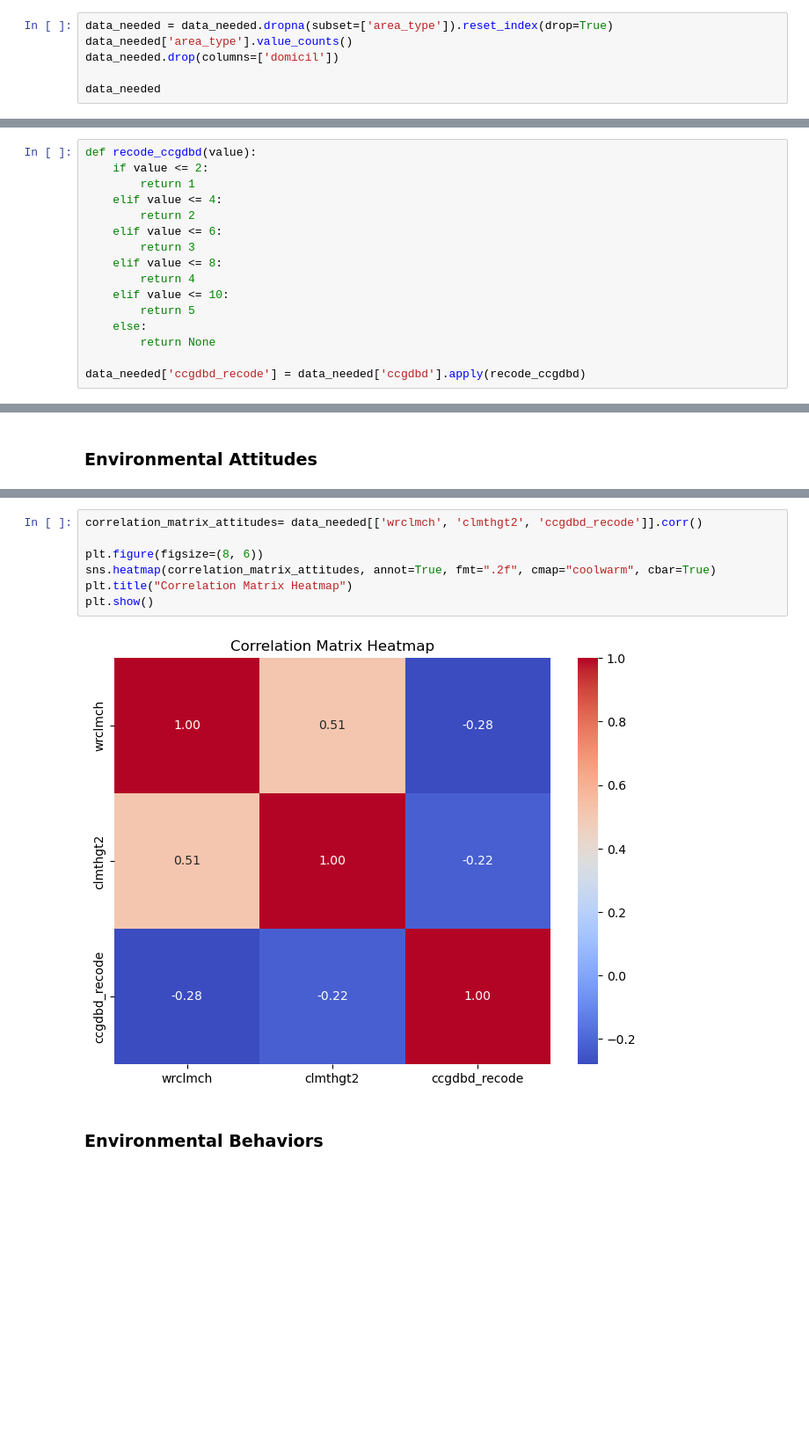
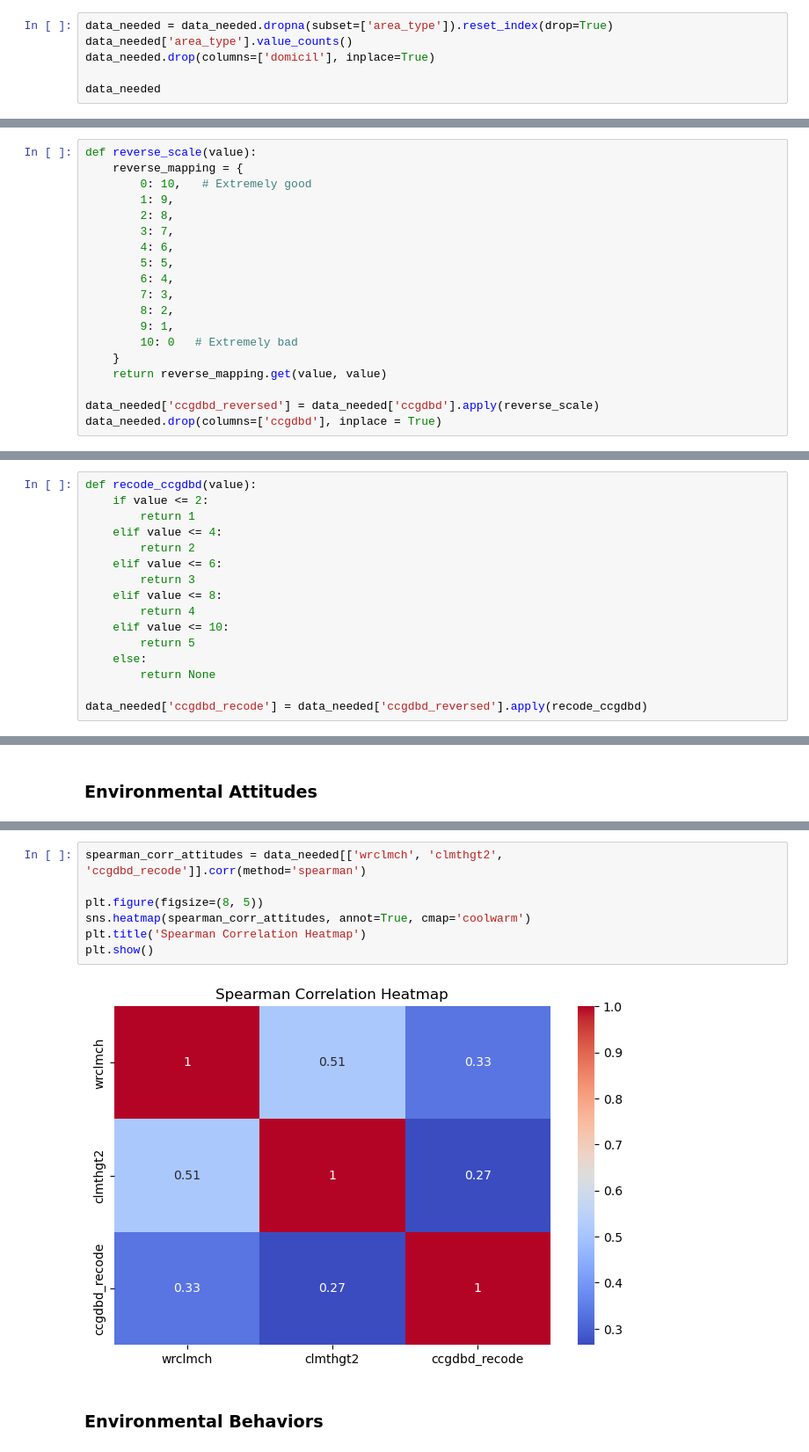
Before and after one commit to aziz-usenov1/ESG-Analysis, a Jupyter notebook: esg_analysis.ipynb, the cells around one changed output, grey strips where cells are left out. Shown at 88% size. Cells and saved outputs as stored; diff of their text form; blank space fills up the shorter version.

```diff
--- a/esg_analysis.ipynb
+++ b/esg_analysis.ipynb
@@ -144,7 +147,7 @@ data_needed['area_type'] = data_needed['domicil'].apply(classify_area)
 # %%
 data_needed = data_needed.dropna(subset=['area_type']).reset_index(drop=True)
 data_needed['area_type'].value_counts()
-data_needed.drop(columns=['domicil'])
+data_needed.drop(columns=['domicil'], inplace=True)
 
 data_needed
 # %% [output]
@@ -232,0 +297,19 @@ data_needed = data_needed[~data_needed['ccgdbd'].isin([66,77, 88, 99])]
+# %%
+def reverse_scale(value):
+    reverse_mapping = {
+        0: 10,   # Extremely good
+        1: 9,
+        2: 8,
+        3: 7,
+        4: 6,
+        5: 5,
+        6: 4,
+        7: 3,
+        8: 2,
+        9: 1,
+        10: 0   # Extremely bad
+    }
+    return reverse_mapping.get(value, value)
+
+data_needed['ccgdbd_reversed'] = data_needed['ccgdbd'].apply(reverse_scale)
+data_needed.drop(columns=['ccgdbd'], inplace = True)
@@ -425,7 +567,7 @@ def recode_ccgdbd(value):
     else:
         return None
 
-data_needed['ccgdbd_recode'] = data_needed['ccgdbd'].apply(recode_ccgdbd)
+data_needed['ccgdbd_recode'] = data_needed['ccgdbd_reversed'].apply(recode_ccgdbd)
 # %%
 data_needed.shape
 # %% [output]
@@ -476,11 +659,11 @@ data_needed
 # %%
-correlation_matrix_attitudes= data_needed[['wrclmch', 'clmthgt2', 'ccgdbd_recode']].corr()
+spearman_corr_attitudes = data_needed[['wrclmch', 'clmthgt2', 'ccgdbd_recode']].corr(method='spearman')
 
-plt.figure(figsize=(8, 6))
-sns.heatmap(correlation_matrix_attitudes, annot=True, fmt=".2f", cmap="coolwarm", cbar=True)
-plt.title("Correlation Matrix Heatmap")
+plt.figure(figsize=(8, 5))
+sns.heatmap(spearman_corr_attitudes, annot=True, cmap='coolwarm')
+plt.title('Spearman Correlation Heatmap')
 plt.show()
 # %% [output]
-[figure, old version]
+[figure, new version]
 # %% [markdown]
 ### Environmental Behaviors
```
Also changed, not shown: parts of 92 cells of this notebook.
